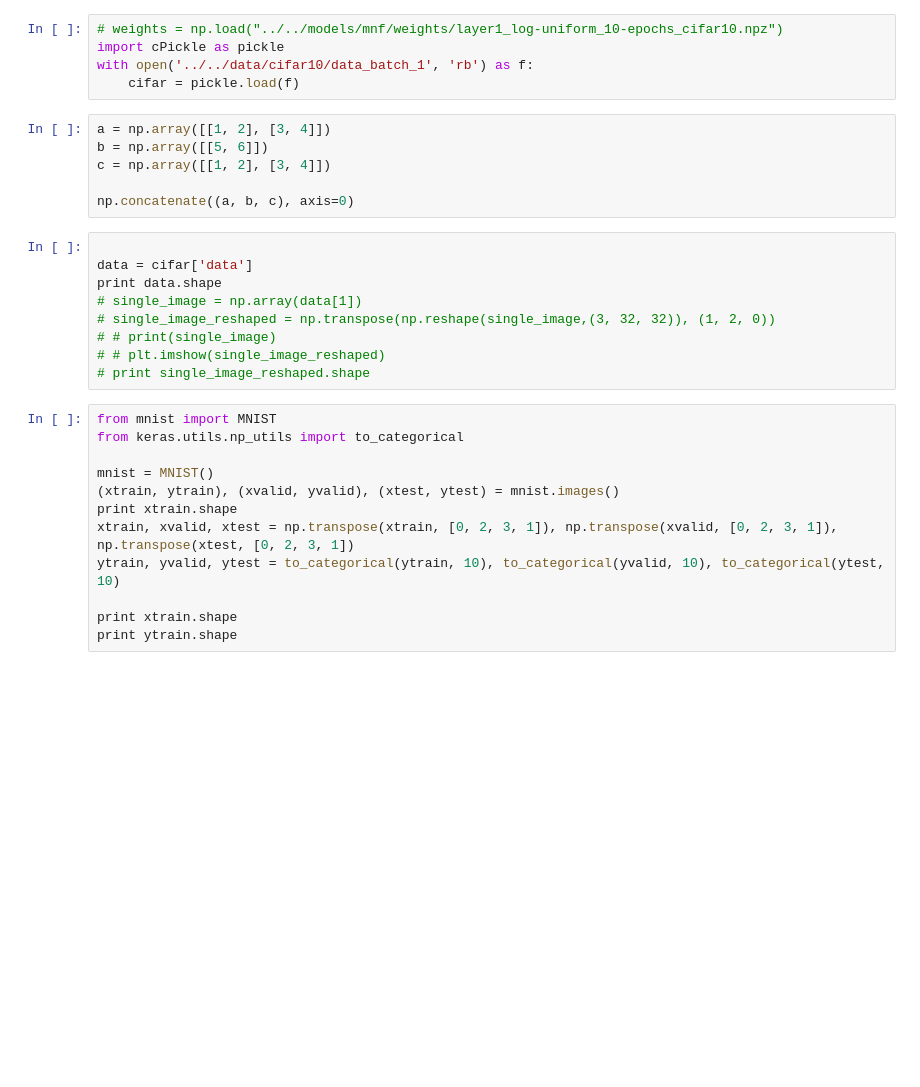
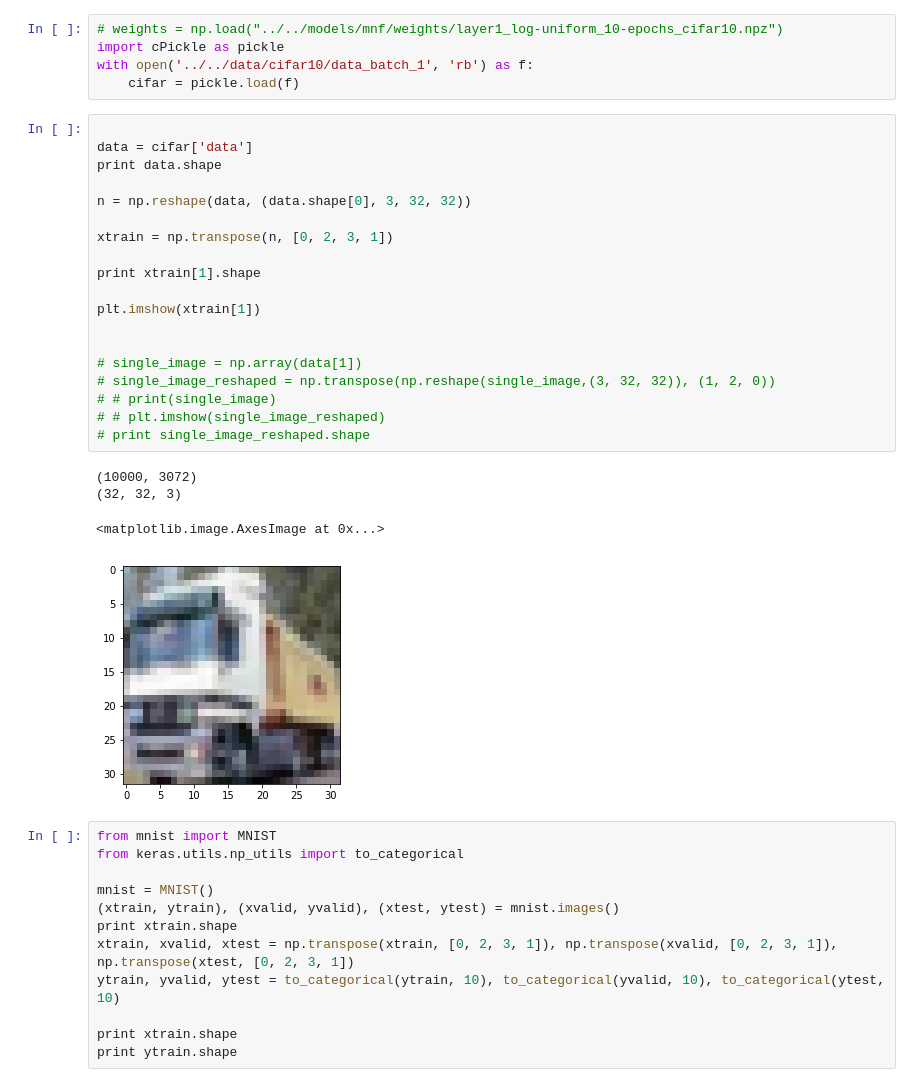
Before and after one commit to akashrajkn/waffles-and-posteriors, a Jupyter notebook: src/mnf/results.ipynb, the cells around one changed output. Drawn from its saved outputs; the diff is of its cells as text; blank space fills up the shorter version.

```diff
--- a/src/mnf/results.ipynb
+++ b/src/mnf/results.ipynb
@@ -147,21 +255,30 @@ print xtrain.shape
 import cPickle as pickle
 with open('../../data/cifar10/data_batch_1', 'rb') as f:
     cifar = pickle.load(f)
-# %%
-a = np.array([[1, 2], [3, 4]])
-b = np.array([[5, 6]])
-c = np.array([[1, 2], [3, 4]])
-
-np.concatenate((a, b, c), axis=0)
 # %%
 
 data = cifar['data']
 print data.shape
+
+n = np.reshape(data, (data.shape[0], 3, 32, 32))
+
+xtrain = np.transpose(n, [0, 2, 3, 1])
+
+print xtrain[1].shape
+
+plt.imshow(xtrain[1])
+
+
 # single_image = np.array(data[1])
 # single_image_reshaped = np.transpose(np.reshape(single_image,(3, 32, 32)), (1, 2, 0))
 # # print(single_image)
 # # plt.imshow(single_image_reshaped)
 # print single_image_reshaped.shape
+# %% [output]
+(10000, 3072)
+(32, 32, 3)
+<matplotlib.image.AxesImage at 0x...>
+[figure, added]
 # %%
 from mnist import MNIST
 from keras.utils.np_utils import to_categorical
```
Also changed, not shown: parts of 8 cells of this notebook, 3 other files.
